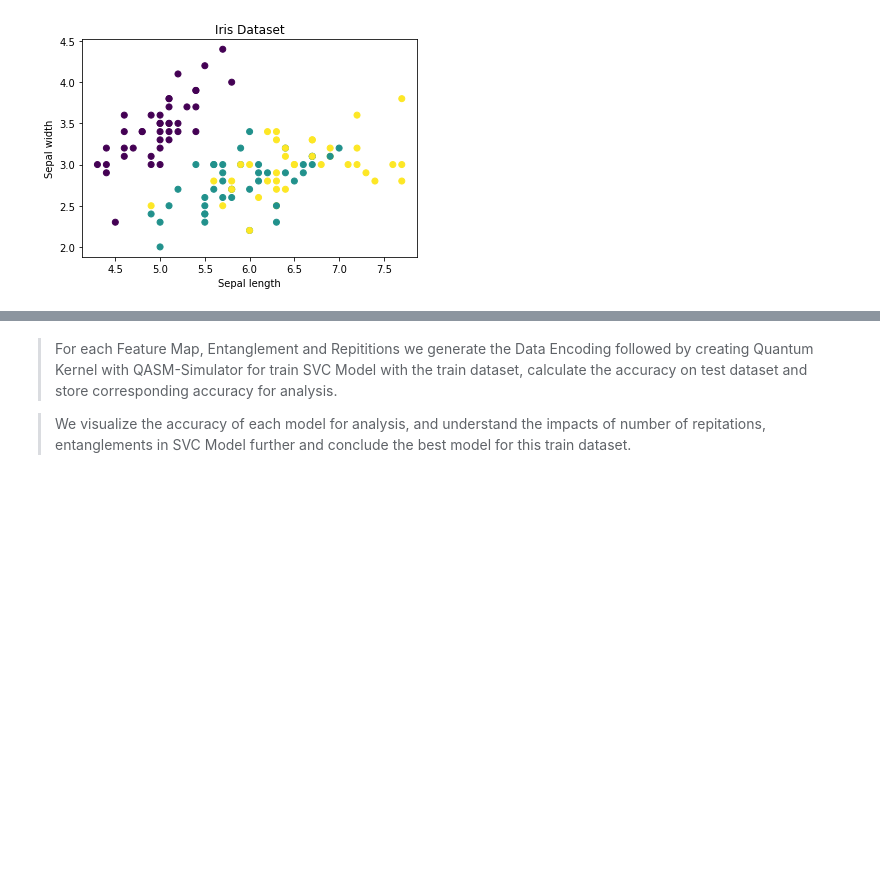
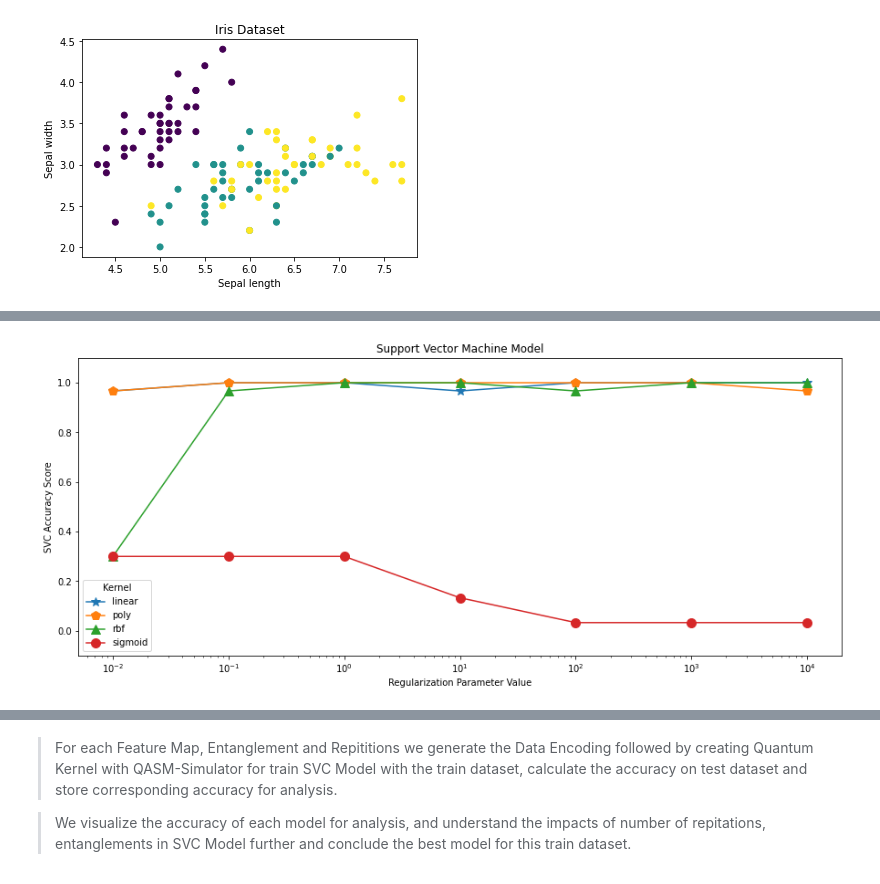
Before and after one commit to roysuman088/QFFKC-ISI, a Jupyter notebook: Iris Data Classification.ipynb, the cells around one changed output, grey strips where cells are left out. Cells and saved outputs as stored; diff of their text form; code cells hidden in the pictures; blank space fills up the shorter version.

```diff
--- a/Iris Data Classification.ipynb
+++ b/Iris Data Classification.ipynb
@@ -50,9 +92,11 @@ from qiskit_machine_learning.kernels import QuantumKernel
 > Plot the Training data
 # %%
 #Load the Dataset
-data, target = datasets.load_iris(return_X_y=True)
+iris = datasets.load_iris()
+X = iris.data
+y = iris.target
 
 #Split the the as 80% Training data and 20% Testing data
-sample_train, sample_test, label_train, label_test = train_test_split(data, target, test_size=0.2, random_state=42)
+X_train, X_test, y_train, y_test = train_test_split(X, y, test_size=0.2, random_state=42)
 # %%
 #Plotting the train dataset with respect to Sepal length and sepal width and color all the points based on their labels
@@ -77,0 +120,42 @@ plt.show()
+# %%
+# Define Regularization parameters, kernels and markers
+C_list = [10**i for i in range(-2, 5)]
+kernels= ['linear', 'poly', 'rbf', 'sigmoid']
+markers= ['*', 's', '^', 'o']
+
+# Store the accuracy score of each model
+scores = []
+
+# For each kernels
+for k in kernels:
+    temp=[]
+
+    # For each regularization parameter
+    for C in C_list:
+
+        # Initialize the Support Vector Machine Classifier with parameters
+        model=SVC(C=C,kernel=k)
+
+        # Fit the training dataset in model
+        model.fit(X_train,y_train)
+
+        # Predict the labels in test dataset in model
+        y_pred = model.predict(X_test)
+
+        #Calculate the score and store it to the list
+        temp.append(accuracy_score(y_test, y_pred))
+    scores.append(temp)
+
+#Plot the Support Vector Machine Classifier Model for each regularization parameter and kernel
+plt.figure(figsize=(15, 6))
+for i in range(len(kernels)):
+    plt.plot(C_list, scores[i], label=kernels[i], marker=markers[i], markersize=10)
+plt.axis(ymin=-0.1, ymax=1.1)
+plt.xscale("log")
+plt.legend(title = "Kernel")
+plt.title("Support Vector Machine Model")
+plt.xlabel("Regularization Parameter Value")
+plt.ylabel("SVC Accuracy Score")
+plt.show()
+# %% [output]
+[figure, added]
```
Also changed, not shown: parts of 39 cells of this notebook.
